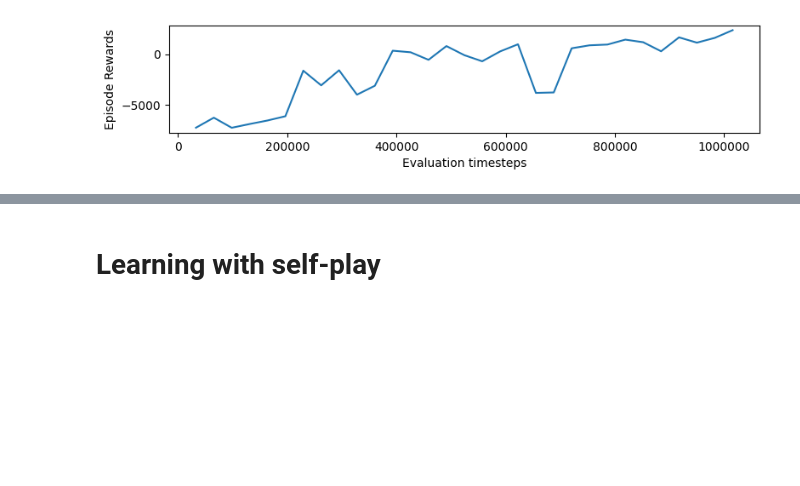
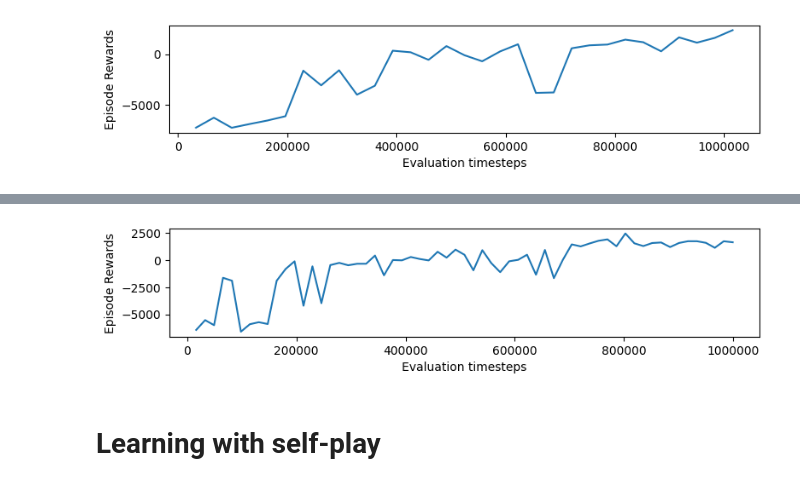
Before and after one commit to TheShenk/hai-nonconflict-action-learning, a Jupyter notebook: experiments.ipynb, the cells around one changed output, grey strips where cells are left out. Saved outputs shown, nothing was run; the diff lists cells and outputs as text; code cells hidden in the pictures; blank space fills up the shorter version.

```diff
--- a/experiments.ipynb
+++ b/experiments.ipynb
@@ -1956,3 +2020,9 @@ display.clear_output(wait=True)
+# %%
+utils.plot_eval_results(eval_log_dir)
+display.display(plt.gcf())
+display.clear_output(wait=True)
+# %% [output]
+[figure, added]
 # %% [markdown]
 # Learning with self-play
 # %%
```
Also changed, not shown: parts of 10 cells of this notebook.
